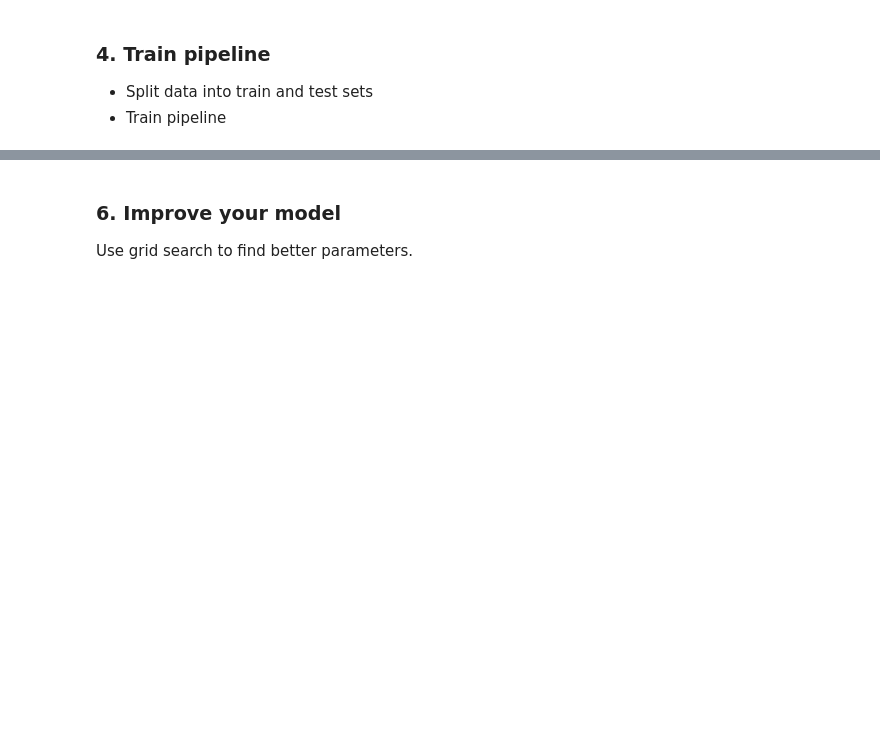
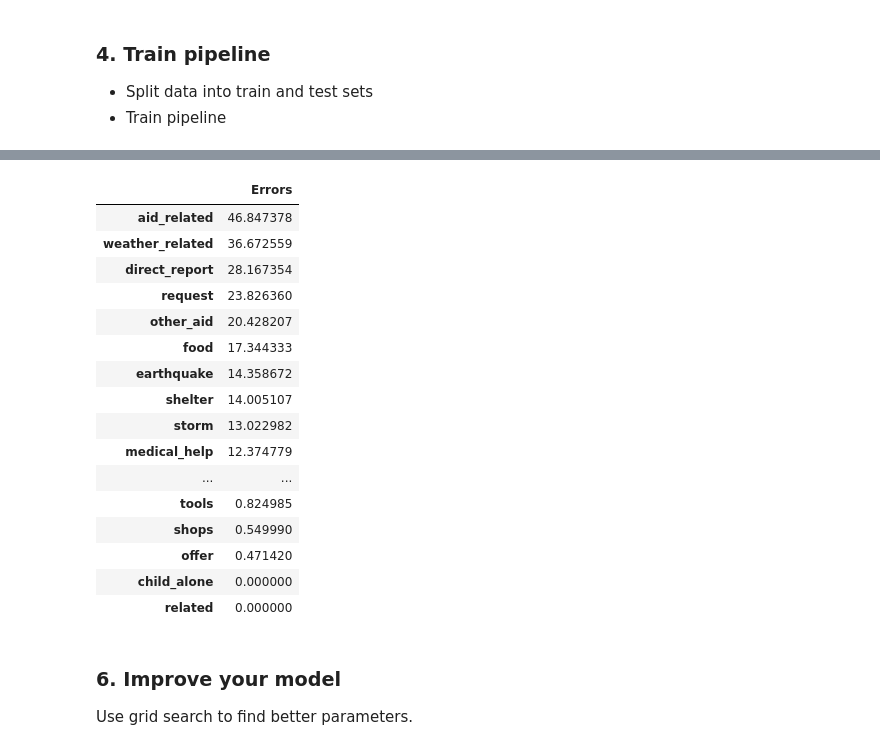
Before and after one commit to bwenner/DisasterResponsePipeline, a Jupyter notebook: ML Pipeline Preparation.ipynb, the cells around one changed output, grey strips where cells are left out. Saved outputs shown, nothing was run; the diff lists cells and outputs as text; code cells hidden in the pictures; blank space fills up the shorter version.

```diff
--- a/ML Pipeline Preparation.ipynb
+++ b/ML Pipeline Preparation.ipynb
@@ -298,2 +388,5 @@ print(type(_ser.values))
-# %%
-xFitTrans = pipeline.fit(_ser.values, yTrain.values)
+# %%
+xFitTrans = pipeline.fit(XTrain['message'].values, yTrain.values)
+
+# Remark: It took some days until I realized that I passed the dataframe to fit instead the values of the message column -.-
+#         I was really blind...
@@ -305 +427,5 @@ yPred = xFitTrans.predict(XTest['message'].values)
+# %%
+ind = 0
+colName = yTest.columns[ind]
+classifyReport = classification_report(yTest[colName].values, yPred[:, ind])
 # %%
@@ -328,0 +435,19 @@ from sklearn.metrics import classification_report
+# %%
+cntErr = 0
+dirError = {}
+lstFalses = []
+for cind in range(yTest.shape[1]):
+
+    cntErr = 0
+    colname = yTest.columns[cind]
+
+    for ind in range(yTest.shape[0]):
+
+        if yTest.iloc[ind, cind] != yPred[ind, cind]:
+            cntErr += 1
+            lstFalses.append(str(colname) + ' - ' + str(XTest.iloc[ind]['message']))
+
+    err = cntErr * 100 / yTest.shape[0]
+    dirError[str(colname)] = err
+
+dfError = pd.DataFrame({'Errors' : list(dirError.values())}, index = yTest.columns)
@@ -329,3 +477,23 @@ from sklearn.metrics import classification_report
+# %%
+dfError.sort_values('Errors',ascending = False)
+# %% [output]
+|  | Errors |
+| aid_related | 46.847378 |
+| weather_related | 36.672559 |
+| direct_report | 28.167354 |
+| request | 23.826360 |
+| other_aid | 20.428207 |
+| food | 17.344333 |
+| earthquake | 14.358672 |
+| shelter | 14.005107 |
+| storm | 13.022982 |
+| medical_help | 12.374779 |
+| ... | ... |
+| tools | 0.824985 |
+| shops | 0.549990 |
+| offer | 0.471420 |
+| child_alone | 0.000000 |
+| related | 0.000000 |
 # %% [markdown]
 ### 6. Improve your model
 Use grid search to find better parameters.
```
Also changed, not shown: parts of 44 cells of this notebook, 1 other file.
